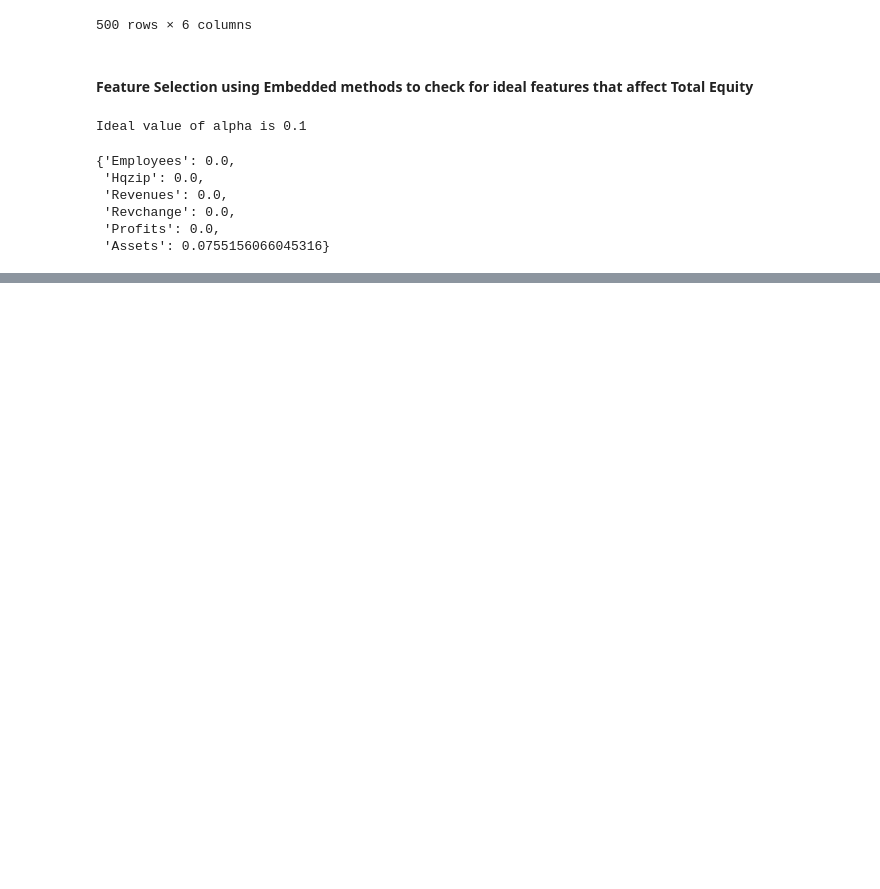
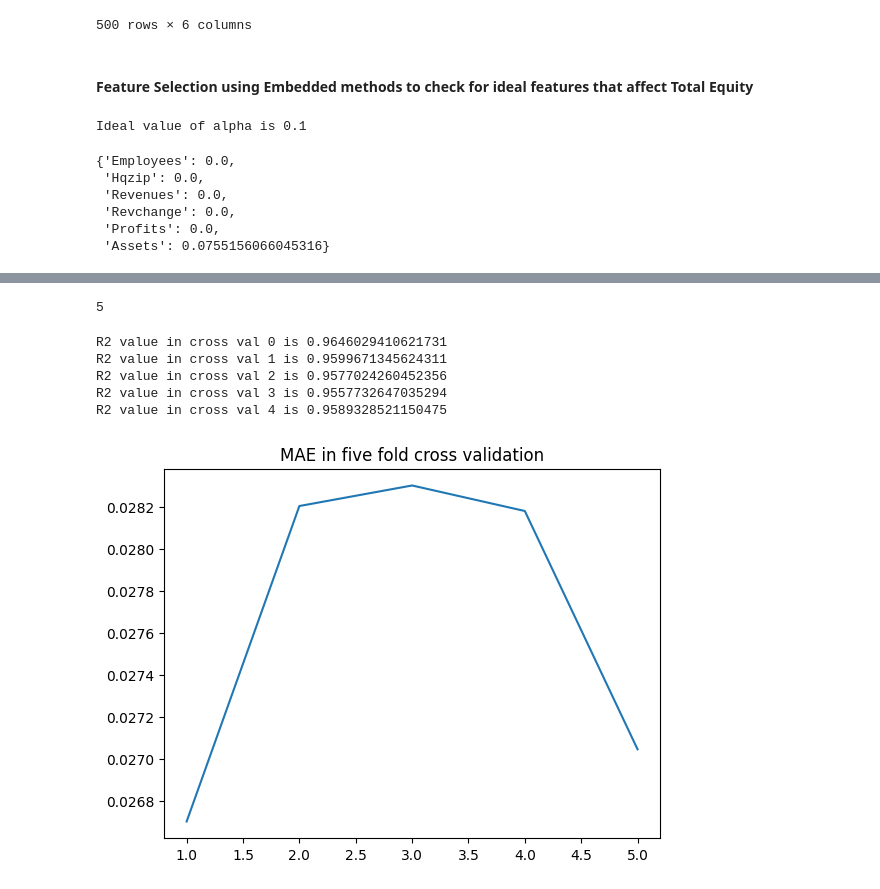
Before and after one commit to arjun8009/Python-Exeter, a Jupyter notebook: Learning Form Data ECMM445-CA1.ipynb, the cells around one changed output, grey strips where cells are left out. Cells and saved outputs as stored; diff of their text form; code cells hidden in the pictures; blank space fills up the shorter version.

Commit message:
Random Forest Regressor Used

```diff
--- a/Learning Form Data ECMM445-CA1.ipynb
+++ b/Learning Form Data ECMM445-CA1.ipynb
@@ -837,0 +840,37 @@ plt.show()
+# %%
+from sklearn.model_selection import KFold
+kfold = KFold(n_splits=5,shuffle=True)
+splits = kfold.split(data_merged[['Employees','Assets','Profits','Revenues']],data_merged['Totshequity'])
+# %%
+train_indexes_per_split = []
+test_indexes_per_split = []
+for n,(train_index,test_index) in enumerate(splits):
+    train_indexes_per_split.append(train_index)
+    test_indexes_per_split.append(test_index)
+# %%
+len(train_indexes_per_split)
+# %% [output]
+5
+# %%
+MAE = []
+from sklearn.metrics import r2_score
+from sklearn.metrics import mean_absolute_error
+for i in range(5):
+    model = RandomForestRegressor(n_estimators = 100)
+    model.fit(data_merged.loc[train_indexes_per_split[i],['Assets','Profits','Employees','Revenues']],
+    data_merged.loc[train_indexes_per_split[i],'Totshequity'])
+    print('R2 value in cross val {0} is {1}'.format(i,r2_score(data_merged.loc[train_indexes_per_split[i],'Totshequity'],
+    model.predict(data_merged.loc[train_indexes_per_split[i],['Assets','Profits','Employees','Revenues']]))))
+    MAE.append(mean_absolute_error(data_merged.loc[train_indexes_per_split[i],'Totshequity'],
+    model.predict(data_merged.loc[train_indexes_per_split[i],['Assets','Profits','Employees','Revenues']])))
+plt.figure()
+plt.title('MAE in five fold cross validation')
+plt.plot([1,2,3,4,5],MAE)
+plt.show()
+# %% [output]
+R2 value in cross val 0 is 0.9646029410621731
+R2 value in cross val 1 is 0.9599671345624311
+R2 value in cross val 2 is 0.9577024260452356
+R2 value in cross val 3 is 0.9557732647035294
+R2 value in cross val 4 is 0.9589328521150475
+[figure, added]
```
Also changed, not shown: parts of 4 cells of this notebook.
